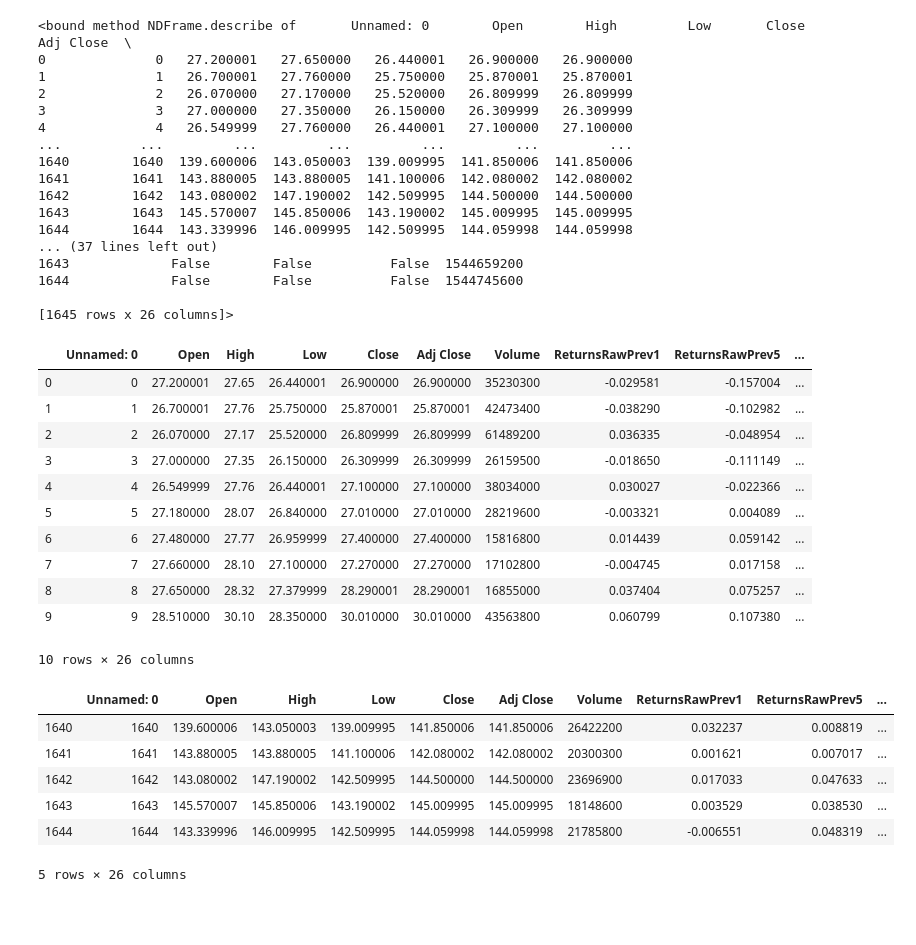
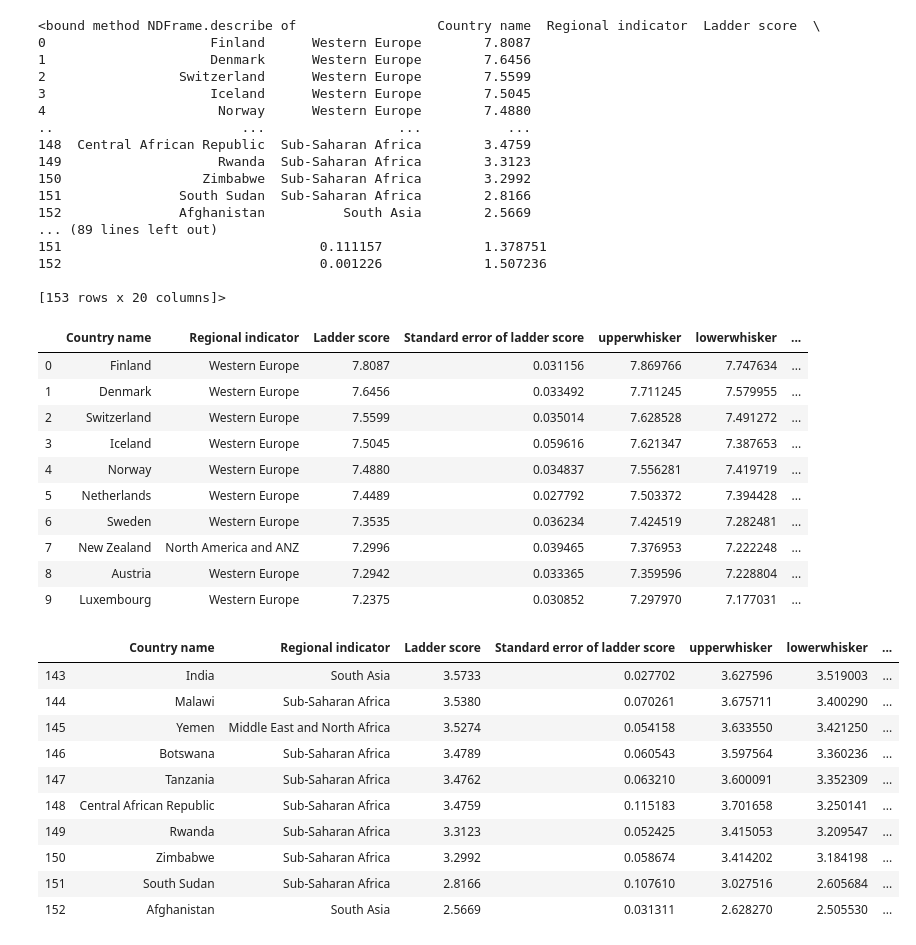
Before and after one commit to ax18031/ax18031_EMATM0048, a Jupyter notebook: Part3_folder/PART3.ipynb, the cells around one changed output. Drawn from its saved outputs; the diff is of its cells as text; code cells hidden in the pictures; blank space fills up the shorter version.

```diff
--- a/Part3_folder/PART3.ipynb
+++ b/Part3_folder/PART3.ipynb
@@ -27,0 +17,4 @@ df.head(1645)
+# %%
+#I am going to load my csv file into a dataframe using Pandas.
+df=pd.read_csv('2020.csv')
+df.head()
@@ -44,45 +36,48 @@ len(df.columns) #number of columns
 # %%
 df.describe
 # %% [output]
-<bound method NDFrame.describe of       Unnamed: 0        Open        High         Low       Close   Adj Close  \
-0              0   27.200001   27.650000   26.440001   26.900000   26.900000
-1              1   26.700001   27.760000   25.750000   25.870001   25.870001
-2              2   26.070000   27.170000   25.520000   26.809999   26.809999
-3              3   27.000000   27.350000   26.150000   26.309999   26.309999
-4              4   26.549999   27.760000   26.440001   27.100000   27.100000
-...          ...         ...         ...         ...         ...         ...
-1640        1640  139.600006  143.050003  139.009995  141.850006  141.850006
-1641        1641  143.880005  143.880005  141.100006  142.080002  142.080002
-1642        1642  143.080002  147.190002  142.509995  144.500000  144.500000
-1643        1643  145.570007  145.850006  143.190002  145.009995  145.009995
-1644        1644  143.339996  146.009995  142.509995  144.059998  144.059998
-... (37 lines left out)
-1643             False        False          False  1544659200
-1644             False        False          False  1544745600
+<bound method NDFrame.describe of                  Country name  Regional indicator  Ladder score  \
+0                     Finland      Western Europe        7.8087
+1                     Denmark      Western Europe        7.6456
+2                 Switzerland      Western Europe        7.5599
+3                     Iceland      Western Europe        7.5045
+4                      Norway      Western Europe        7.4880
+..                        ...                 ...           ...
+148  Central African Republic  Sub-Saharan Africa        3.4759
+149                    Rwanda  Sub-Saharan Africa        3.3123
+150                  Zimbabwe  Sub-Saharan Africa        3.2992
+151               South Sudan  Sub-Saharan Africa        2.8166
+152               Afghanistan          South Asia        2.5669
+... (89 lines left out)
+151                                 0.111157             1.378751
+152                                 0.001226             1.507236
 
-[1645 rows x 26 columns]>
+[153 rows x 20 columns]>
 # %%
 df.head(10)
 # %% [output]
-|  | Unnamed: 0 | Open | High | Low | Close | Adj Close | Volume | ReturnsRawPrev1 | ReturnsRawPrev5 | ... |
-| 0 | 0 | 27.200001 | 27.65 | 26.440001 | 26.900000 | 26.900000 | 35230300 | -0.029581 | -0.157004 | ... |
-| 1 | 1 | 26.700001 | 27.76 | 25.750000 | 25.870001 | 25.870001 | 42473400 | -0.038290 | -0.102982 | ... |
-| 2 | 2 | 26.070000 | 27.17 | 25.520000 | 26.809999 | 26.809999 | 61489200 | 0.036335 | -0.048954 | ... |
-| 3 | 3 | 27.000000 | 27.35 | 26.150000 | 26.309999 | 26.309999 | 26159500 | -0.018650 | -0.111149 | ... |
-| 4 | 4 | 26.549999 | 27.76 | 26.440001 | 27.100000 | 27.100000 | 38034000 | 0.030027 | -0.022366 | ... |
-| 5 | 5 | 27.180000 | 28.07 | 26.840000 | 27.010000 | 27.010000 | 28219600 | -0.003321 | 0.004089 | ... |
-| 6 | 6 | 27.480000 | 27.77 | 26.959999 | 27.400000 | 27.400000 | 15816800 | 0.014439 | 0.059142 | ... |
-| 7 | 7 | 27.660000 | 28.10 | 27.100000 | 27.270000 | 27.270000 | 17102800 | -0.004745 | 0.017158 | ... |
-| 8 | 8 | 27.650000 | 28.32 | 27.379999 | 28.290001 | 28.290001 | 16855000 | 0.037404 | 0.075257 | ... |
-| 9 | 9 | 28.510000 | 30.10 | 28.350000 | 30.010000 | 30.010000 | 43563800 | 0.060799 | 0.107380 | ... |
+|  | Country name | Regional indicator | Ladder score | Standard error of ladder score | upperwhisker | lowerwhisker | ... |
+| 0 | Finland | Western Europe | 7.8087 | 0.031156 | 7.869766 | 7.747634 | ... |
+| 1 | Denmark | Western Europe | 7.6456 | 0.033492 | 7.711245 | 7.579955 | ... |
+| 2 | Switzerland | Western Europe | 7.5599 | 0.035014 | 7.628528 | 7.491272 | ... |
+| 3 | Iceland | Western Europe | 7.5045 | 0.059616 | 7.621347 | 7.387653 | ... |
+| 4 | Norway | Western Europe | 7.4880 | 0.034837 | 7.556281 | 7.419719 | ... |
+| 5 | Netherlands | Western Europe | 7.4489 | 0.027792 | 7.503372 | 7.394428 | ... |
+| 6 | Sweden | Western Europe | 7.3535 | 0.036234 | 7.424519 | 7.282481 | ... |
+| 7 | New Zealand | North America and ANZ | 7.2996 | 0.039465 | 7.376953 | 7.222248 | ... |
+| 8 | Austria | Western Europe | 7.2942 | 0.033365 | 7.359596 | 7.228804 | ... |
+| 9 | Luxembourg | Western Europe | 7.2375 | 0.030852 | 7.297970 | 7.177031 | ... |
-10 rows × 26 columns
 # %%
-df.tail()
+df.tail(10)
 # %% [output]
-|  | Unnamed: 0 | Open | High | Low | Close | Adj Close | Volume | ReturnsRawPrev1 | ReturnsRawPrev5 | ... |
-| 1640 | 1640 | 139.600006 | 143.050003 | 139.009995 | 141.850006 | 141.850006 | 26422200 | 0.032237 | 0.008819 | ... |
-| 1641 | 1641 | 143.880005 | 143.880005 | 141.100006 | 142.080002 | 142.080002 | 20300300 | 0.001621 | 0.007017 | ... |
-| 1642 | 1642 | 143.080002 | 147.190002 | 142.509995 | 144.500000 | 144.500000 | 23696900 | 0.017033 | 0.047633 | ... |
-| 1643 | 1643 | 145.570007 | 145.850006 | 143.190002 | 145.009995 | 145.009995 | 18148600 | 0.003529 | 0.038530 | ... |
-| 1644 | 1644 | 143.339996 | 146.009995 | 142.509995 | 144.059998 | 144.059998 | 21785800 | -0.006551 | 0.048319 | ... |
+|  | Country name | Regional indicator | Ladder score | Standard error of ladder score | upperwhisker | lowerwhisker | ... |
+| 143 | India | South Asia | 3.5733 | 0.027702 | 3.627596 | 3.519003 | ... |
+| 144 | Malawi | Sub-Saharan Africa | 3.5380 | 0.070261 | 3.675711 | 3.400290 | ... |
+| 145 | Yemen | Middle East and North Africa | 3.5274 | 0.054158 | 3.633550 | 3.421250 | ... |
+| 146 | Botswana | Sub-Saharan Africa | 3.4789 | 0.060543 | 3.597564 | 3.360236 | ... |
+| 147 | Tanzania | Sub-Saharan Africa | 3.4762 | 0.063210 | 3.600091 | 3.352309 | ... |
+| 148 | Central African Republic | Sub-Saharan Africa | 3.4759 | 0.115183 | 3.701658 | 3.250141 | ... |
+| 149 | Rwanda | Sub-Saharan Africa | 3.3123 | 0.052425 | 3.415053 | 3.209547 | ... |
+| 150 | Zimbabwe | Sub-Saharan Africa | 3.2992 | 0.058674 | 3.414202 | 3.184198 | ... |
+| 151 | South Sudan | Sub-Saharan Africa | 2.8166 | 0.107610 | 3.027516 | 2.605684 | ... |
+| 152 | Afghanistan | South Asia | 2.5669 | 0.031311 | 2.628270 | 2.505530 | ... |
-5 rows × 26 columns
```
Also changed, not shown: parts of 12 cells of this notebook, 1 other file.
